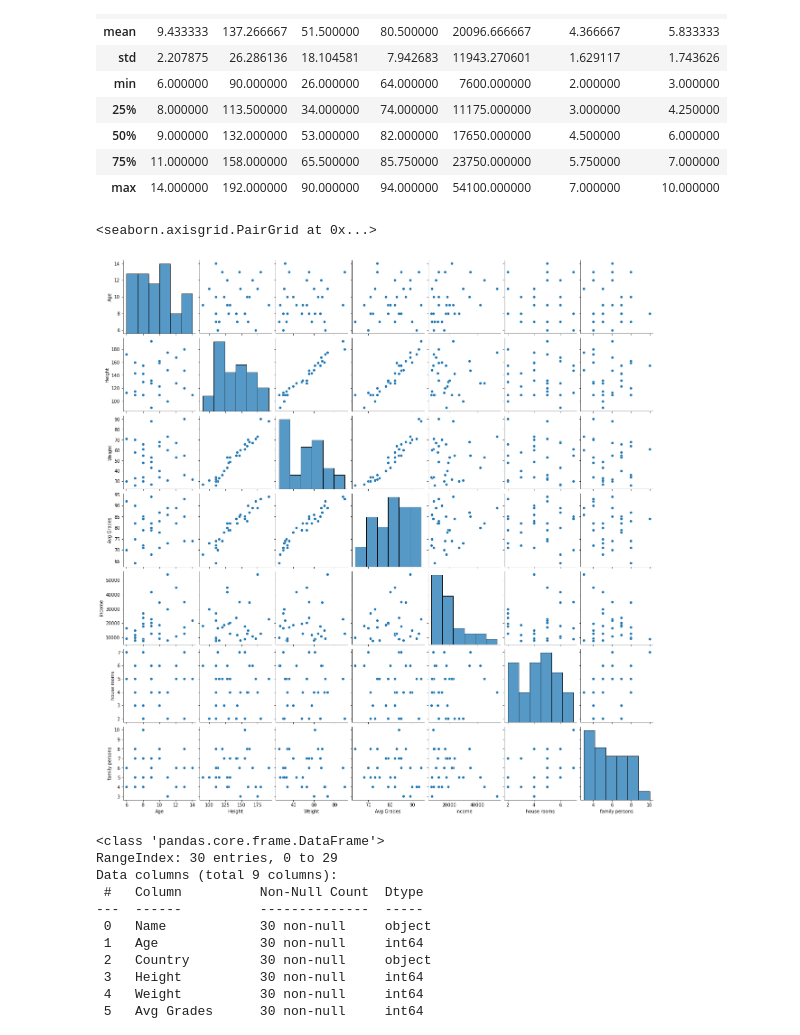
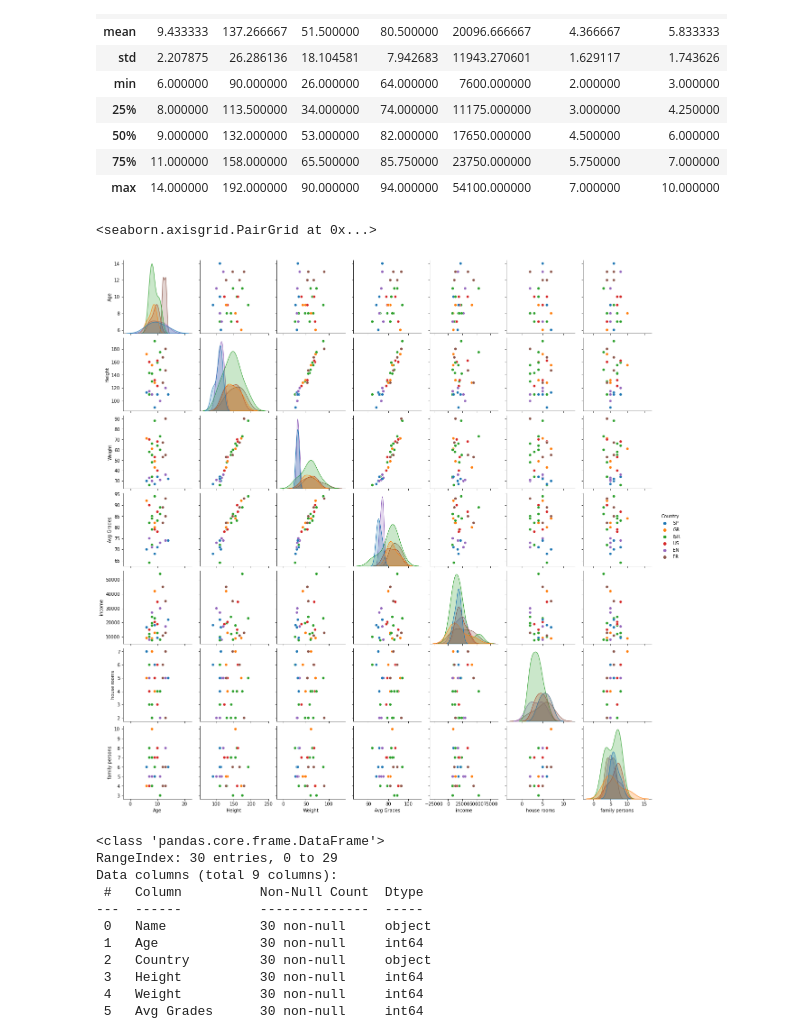
Before and after one commit to idanwork22/john_bryce_all, a Jupyter notebook: Linear Regression/pupils data - Linear regression_02-CLASS_009.ipynb, the cells around one changed output. Saved outputs shown, nothing was run; the diff lists cells and outputs as text; code cells hidden in the pictures.

Commit message:
Finish balance the data and dummy variables

```diff
--- a/Linear Regression/pupils data - Linear regression_02-CLASS_009.ipynb
+++ b/Linear Regression/pupils data - Linear regression_02-CLASS_009.ipynb
@@ -28,10 +28,10 @@ df.describe()
 | 75% | 11.000000 | 158.000000 | 65.500000 | 85.750000 | 23750.000000 | 5.750000 | 7.000000 |
 | max | 14.000000 | 192.000000 | 90.000000 | 94.000000 | 54100.000000 | 7.000000 | 10.000000 |
 # %%
-sns.pairplot(df)
+sns.pairplot(hue = 'Country',data=df)
 # %% [output]
 <seaborn.axisgrid.PairGrid at 0x...>
-[figure, old version]
+[figure, new version]
 # %%
 import pandas as pd
 import numpy as np
```
Also changed, not shown: 1 other file.
